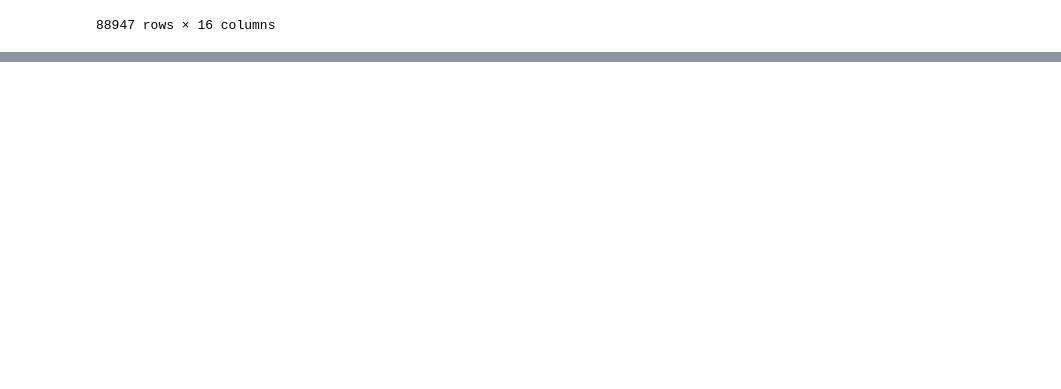
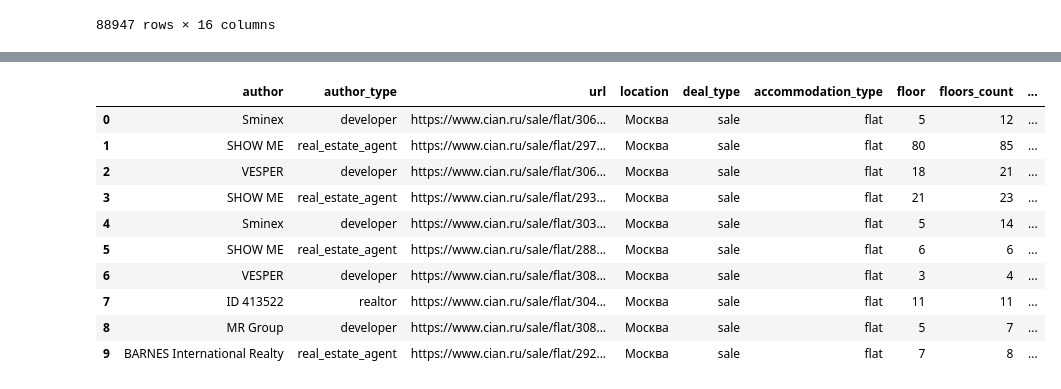
Before and after one commit to AI-Masters-Team-18/team18_yp_realestate_price_forecast_v1, a Jupyter notebook: Initiate_concatenate_parsingdata.ipynb, the cells around one changed output, grey strips where cells are left out. Saved outputs shown, nothing was run; the diff lists cells and outputs as text; code cells hidden in the pictures; blank space fills up the shorter version.

```diff
--- a/Initiate_concatenate_parsingdata.ipynb
+++ b/Initiate_concatenate_parsingdata.ipynb
@@ -74,0 +150,17 @@ result_df.to_csv('output.csv', index=False)
+# %%
+# parsed_data = pd.read_csv('parsed_data.csv')
+test_data = pd.read_csv('./united_filtered.csv', sep=';')
+# parsed_data[['url','underground']].head(10)
+test_data.head(10)
+# %% [output]
+|  | author | author_type | url | location | deal_type | accommodation_type | floor | floors_count | ... |
+| 0 | Sminex | developer | https://www.cian.ru/sale/flat/306... | Москва | sale | flat | 5 | 12 | ... |
+| 1 | SHOW ME | real_estate_agent | https://www.cian.ru/sale/flat/297... | Москва | sale | flat | 80 | 85 | ... |
+| 2 | VESPER | developer | https://www.cian.ru/sale/flat/306... | Москва | sale | flat | 18 | 21 | ... |
+| 3 | SHOW ME | real_estate_agent | https://www.cian.ru/sale/flat/293... | Москва | sale | flat | 21 | 23 | ... |
+| 4 | Sminex | developer | https://www.cian.ru/sale/flat/303... | Москва | sale | flat | 5 | 14 | ... |
+| 5 | SHOW ME | real_estate_agent | https://www.cian.ru/sale/flat/288... | Москва | sale | flat | 6 | 6 | ... |
+| 6 | VESPER | developer | https://www.cian.ru/sale/flat/308... | Москва | sale | flat | 3 | 4 | ... |
+| 7 | ID 413522 | realtor | https://www.cian.ru/sale/flat/304... | Москва | sale | flat | 11 | 11 | ... |
+| 8 | MR Group | developer | https://www.cian.ru/sale/flat/308... | Москва | sale | flat | 5 | 7 | ... |
+| 9 | BARNES International Realty | real_estate_agent | https://www.cian.ru/sale/flat/292... | Москва | sale | flat | 7 | 8 | ... |
```
Also changed, not shown: parts of 19 cells of this notebook, 8 other files.
